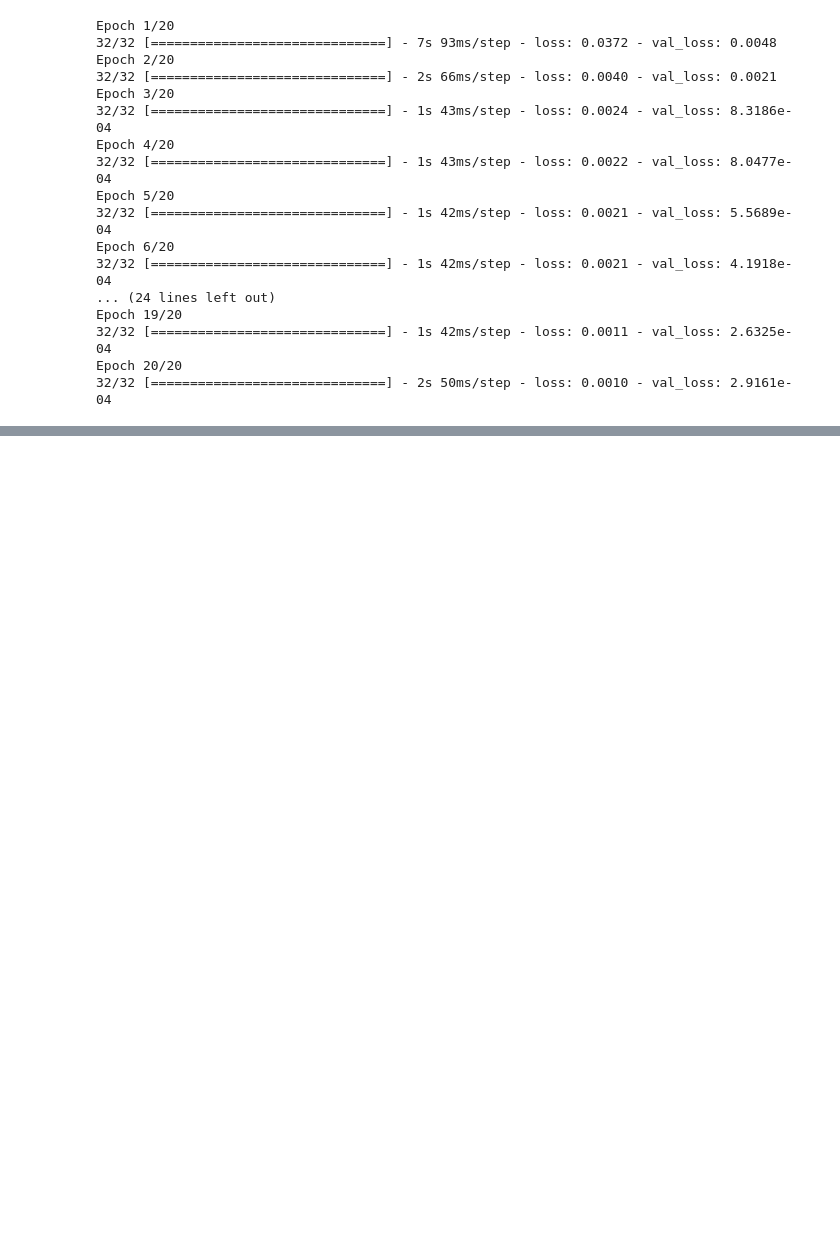
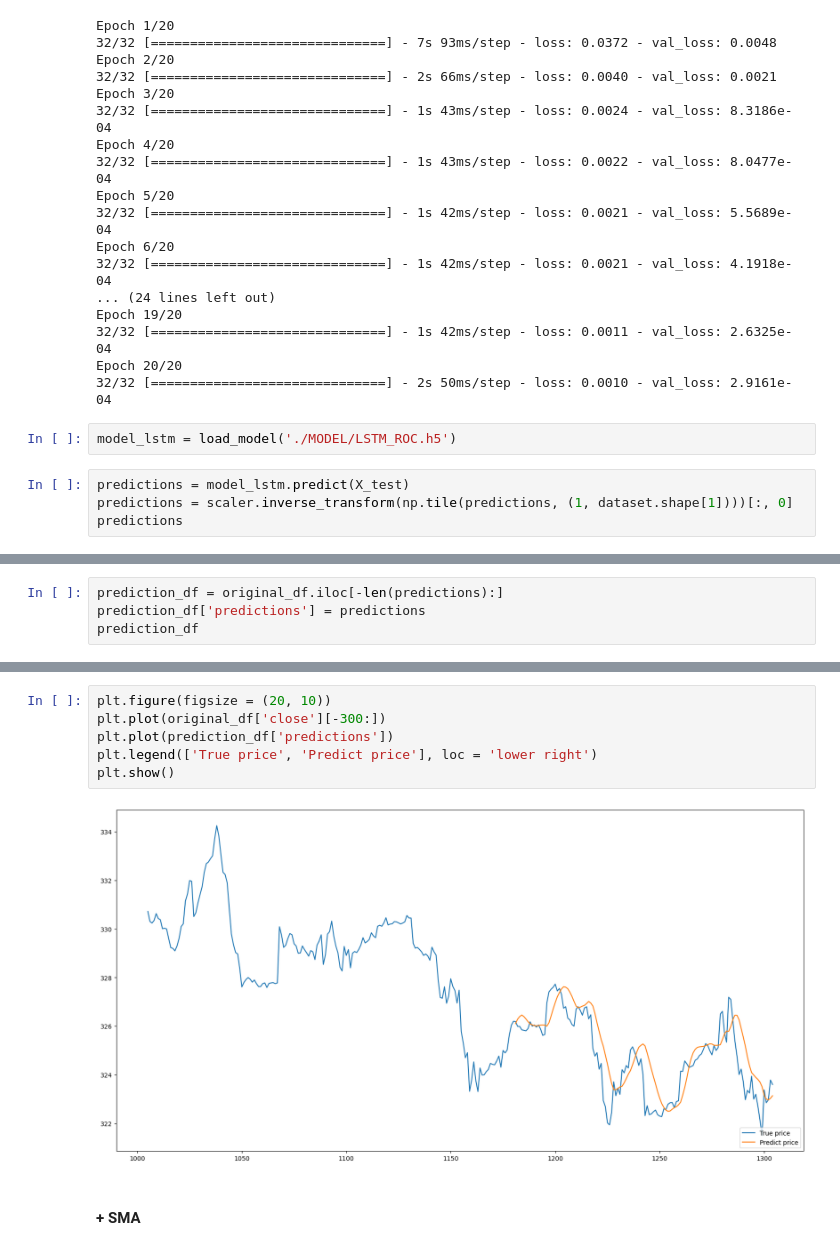
Before and after one commit to leminhduc106/Stock_Price_Prediction, a Jupyter notebook: stock_price_prediction.ipynb, the cells around one changed output, grey strips where cells are left out. Saved outputs shown, nothing was run; the diff lists cells and outputs as text; blank space fills up the shorter version.

```diff
--- a/stock_price_prediction.ipynb
+++ b/stock_price_prediction.ipynb
@@ -359,3 +359,9 @@ Epoch 19/20
 32/32 [==============================] - 1s 42ms/step - loss: 0.0011 - val_loss: 2.6325e-04
 Epoch 20/20
 32/32 [==============================] - 2s 50ms/step - loss: 0.0010 - val_loss: 2.9161e-04
+# %%
+model_lstm = load_model('./MODEL/LSTM_ROC.h5')
+# %%
+predictions = model_lstm.predict(X_test)
+predictions = scaler.inverse_transform(np.tile(predictions, (1, dataset.shape[1])))[:, 0]
+predictions
@@ -361,0 +387,4 @@ Epoch 20/20
+# %%
+prediction_df = original_df.iloc[-len(predictions):]
+prediction_df['predictions'] = predictions
+prediction_df
@@ -361,0 +410,10 @@ Epoch 20/20
+# %%
+plt.figure(figsize = (20, 10))
+plt.plot(original_df['close'][-300:])
+plt.plot(prediction_df['predictions'])
+plt.legend(['True price', 'Predict price'], loc = 'lower right')
+plt.show()
+# %% [output]
+[figure, added]
+# %% [markdown]
+#### + SMA
```
Also changed, not shown: parts of 5 cells of this notebook, 1 other file.
